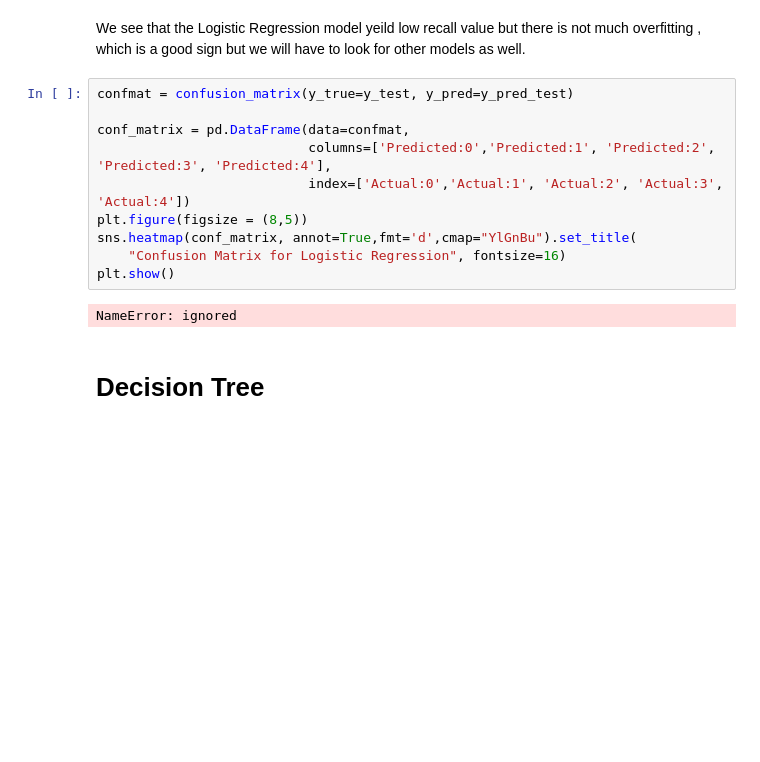
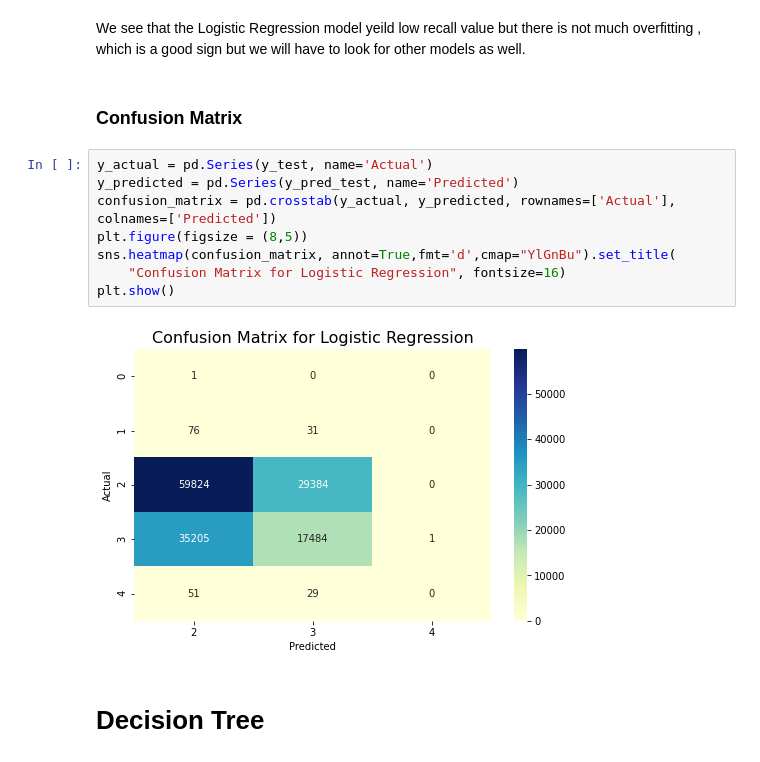
Before and after one commit to rahulmnair1997/US-Accidents-Data-Analysis, a Jupyter notebook: model_testing.ipynb, the cells around one changed output. Cells and saved outputs as stored; diff of their text form; blank space fills up the shorter version.

```diff
--- a/model_testing.ipynb
+++ b/model_testing.ipynb
@@ -68,18 +70,18 @@ Train F_Beta:  0.72607408417468
 Test F_Beta:  0.7257922068517338
 # %% [markdown]
 We see that the Logistic Regression model yeild low recall value but there is not much overfitting , which is a good sign but we will have to look for other models as well.
+# %% [markdown]
+### Confusion Matrix
 # %%
-confmat = confusion_matrix(y_true=y_test, y_pred=y_pred_test)
-
-conf_matrix = pd.DataFrame(data=confmat,
-                           columns=['Predicted:0','Predicted:1', 'Predicted:2', 'Predicted:3', 'Predicted:4'],
-                           index=['Actual:0','Actual:1', 'Actual:2', 'Actual:3', 'Actual:4'])
+y_actual = pd.Series(y_test, name='Actual')
+y_predicted = pd.Series(y_pred_test, name='Predicted')
+confusion_matrix = pd.crosstab(y_actual, y_predicted, rownames=['Actual'], colnames=['Predicted'])
 plt.figure(figsize = (8,5))
-sns.heatmap(conf_matrix, annot=True,fmt='d',cmap="YlGnBu").set_title(
+sns.heatmap(confusion_matrix, annot=True,fmt='d',cmap="YlGnBu").set_title(
     "Confusion Matrix for Logistic Regression", fontsize=16)
 plt.show()
 # %% [output]
-NameError: ignored
+[figure, added]
 # %% [markdown]
 # Decision Tree
 # %% [markdown]
```
Also changed, not shown: parts of 14 cells of this notebook.
